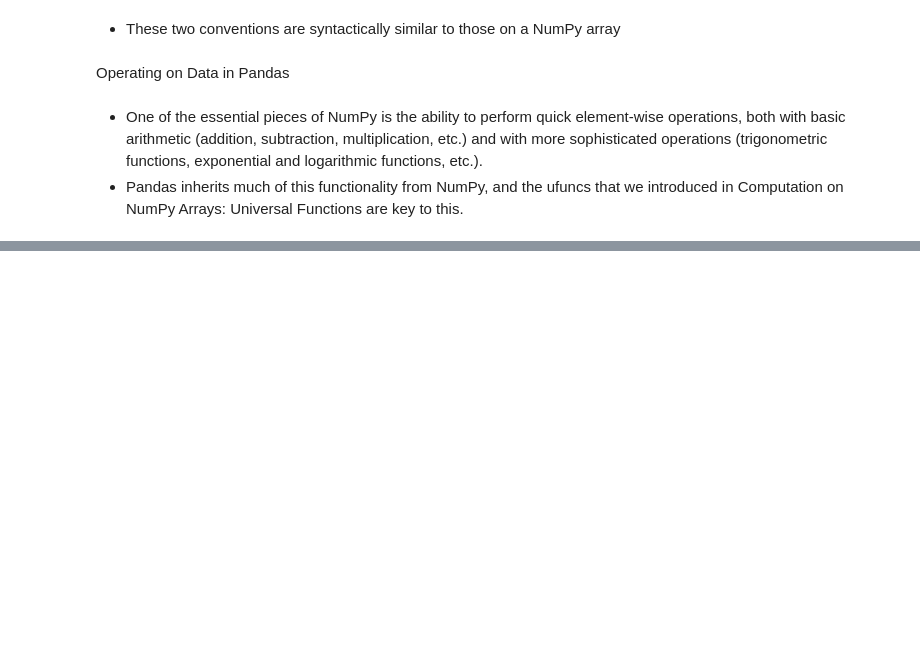
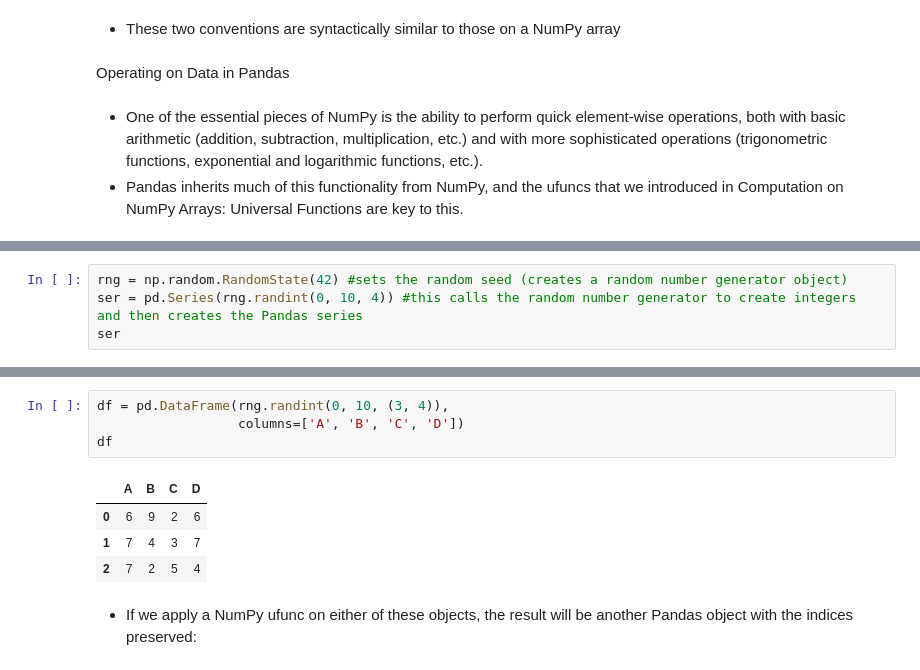
Before and after one commit to kaylamwong/Concepts-Overview-, a Jupyter notebook: Week 8: Working with Data Frames in Pandas.ipynb, the cells around one changed output, grey strips where cells are left out. Drawn from its saved outputs; the diff is of its cells as text; blank space fills up the shorter version.

```diff
--- a/Week 8: Working with Data Frames in Pandas.ipynb
+++ b/Week 8: Working with Data Frames in Pandas.ipynb
@@ -844,0 +864,4 @@ Operating on Data in Pandas
+# %%
+rng = np.random.RandomState(42) #sets the random seed (creates a random number generator object)
+ser = pd.Series(rng.randint(0, 10, 4)) #this calls the random number generator to create integers and then creates the Pandas series
+ser
@@ -844,0 +875,11 @@ Operating on Data in Pandas
+# %%
+df = pd.DataFrame(rng.randint(0, 10, (3, 4)),
+                  columns=['A', 'B', 'C', 'D'])
+df
+# %% [output]
+|  | A | B | C | D |
+| 0 | 6 | 9 | 2 | 6 |
+| 1 | 7 | 4 | 3 | 7 |
+| 2 | 7 | 2 | 5 | 4 |
+# %% [markdown]
+- If we apply a NumPy ufunc on either of these objects, the result will be another Pandas object with the indices preserved:
```
Also changed, not shown: parts of 37 cells of this notebook.
